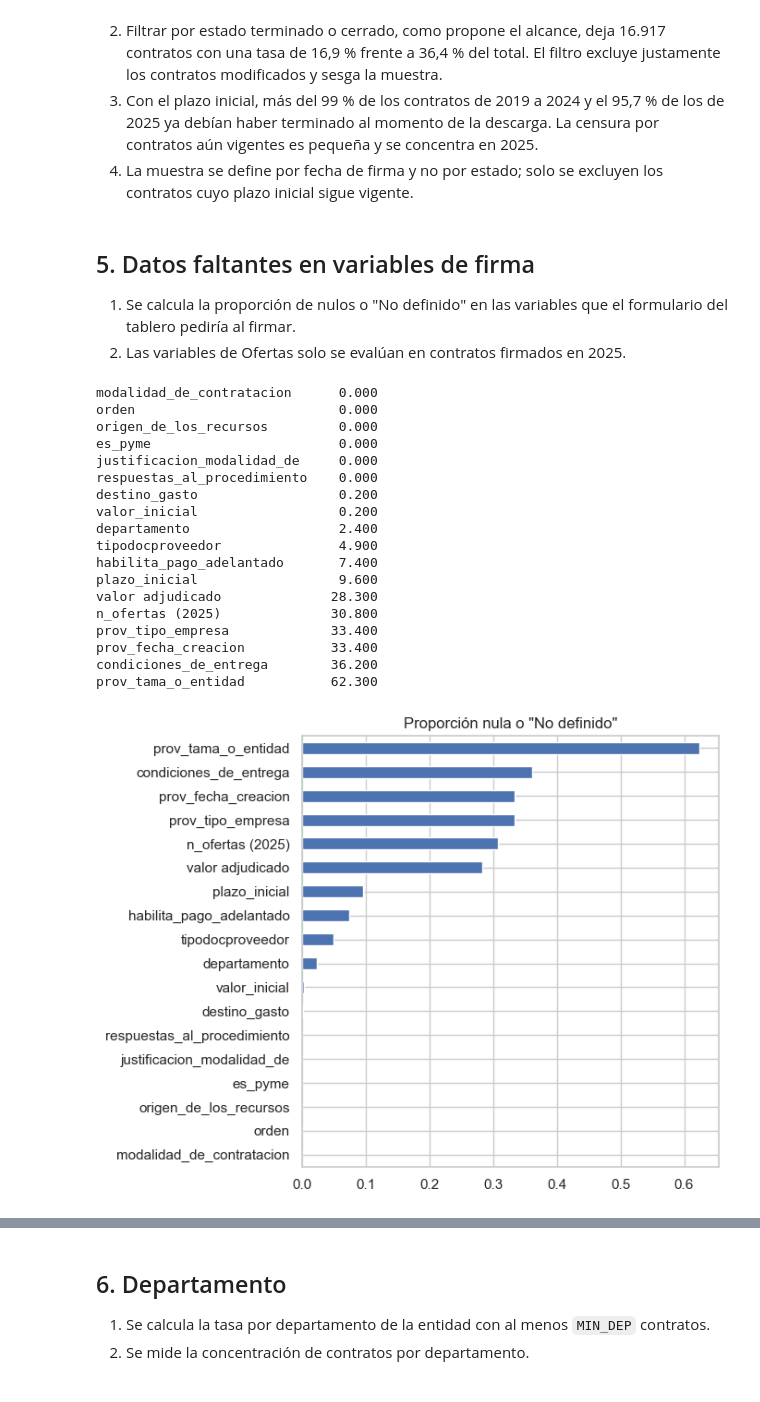
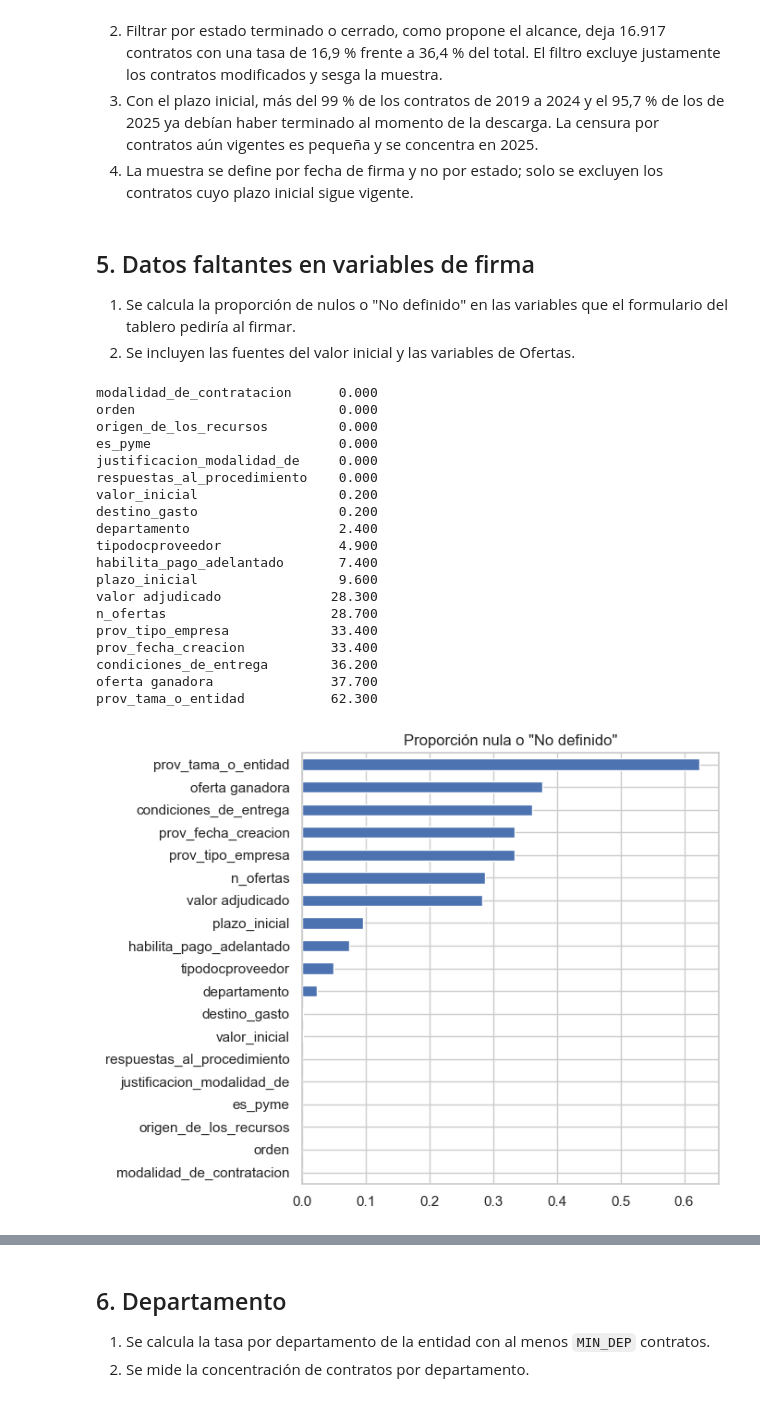
Before and after one commit to Zeal916/project_despliegue_soluciones, a Jupyter notebook: notebooks/01_eda_obra.ipynb, the cells around one changed output, grey strips where cells are left out. Cells and saved outputs as stored; diff of their text form; code cells hidden in the pictures.

```diff
--- a/notebooks/01_eda_obra.ipynb
+++ b/notebooks/01_eda_obra.ipynb
@@ -127,7 +130,8 @@ contratos = pd.read_csv(RAW / "contratos_obra.csv", low_memory=False,
                         dtype={"codigo_proveedor": str})
 adiciones = pd.read_csv(RAW / "adiciones_valor.csv")
 procesos = pd.read_csv(RAW / "procesos_obra.csv", low_memory=False)
-ofertas = pd.read_csv(RAW / "ofertas_obra.csv")
+ofertas = pd.read_csv(RAW / "ofertas_obra.csv",
+                      dtype={"c_digo_proveedor": str})
 garantias = pd.read_csv(RAW / "garantias_obra.csv")
 proveedores = pd.read_csv(RAW / "proveedores_obra.csv", low_memory=False,
                           dtype={"codigo": str})
@@ -273,13 +294,32 @@ duracion = df["duraci_n_del_contrato"].str.extract(r"(\d+)\s*(\w+)")
 df["plazo_contrato"] = dias(duracion[0], duracion[1])
 df["inicio"] = fecha(df["fecha_de_inicio_del_contrato"])
 df["fin"] = fecha(df["fecha_de_fin_del_contrato"])
-precio_base = numero(df["precio_base"])
-df["valor_inicial"] = precio_base.where(precio_base > 0)
 plazo = dias(df["duracion"], df["unidad_de_duracion"].astype(str))
 df["plazo_inicial"] = plazo.where(plazo.between(1, 3650))
 
+precio_base = numero(df["precio_base"])
+precio_base = precio_base.where(precio_base > 0)
+adjudicado = numero(df["valor_total_adjudicacion"])
+adjudicado = adjudicado.where((adjudicado > 0)
+                              & ~(adjudicado > 10 * precio_base))
+oferta = df["oferta_ganadora"]
+oferta = oferta.where((oferta > 0) & ~(oferta > 10 * precio_base))
+df["valor_inicial"] = adjudicado.fillna(oferta).fillna(precio_base)
+df["fuente_valor"] = np.select(
+    [adjudicado.notna(), oferta.notna(), precio_base.notna()],
+    ["adjudicado", "oferta ganadora", "precio base"], default="sin dato")
+print("Fuente del valor inicial (%):")
+print((df["fuente_valor"].value_counts(normalize=True) * 100).round(1)
+      .to_string())
+ambos = oferta.notna() & adjudicado.notna()
+print(f"\nOferta ganadora a +-1 % del adjudicado: "
+      f"{((oferta / adjudicado - 1).abs() < 0.01)[ambos].mean():.1%} "
+      f"de {ambos.sum():,} contratos con ambos valores.")
+print(f"Adjudicado / precio base (mediana): "
+      f"{(adjudicado / precio_base).median():.3f}\n")
+
 chequeos = pd.Series({
-    "Precio base nulo o 0": df["valor_inicial"].isna().sum(),
+    "Valor inicial sin dato": df["valor_inicial"].isna().sum(),
     "Plazo del proceso nulo, 0 o > 10 años":
         df["plazo_inicial"].isna().sum(),
     "Duración del contrato sin número": df["plazo_contrato"].isna().sum(),
@@ -432,46 +470,47 @@ guardar_figura("01_tasa_anio_estado")
 
 1. Se calcula la proporción de nulos o "No definido" en las variables que
    el formulario del tablero pediría al firmar.
-2. Las variables de Ofertas solo se evalúan en contratos firmados en 2025.
+2. Se incluyen las fuentes del valor inicial y las variables de Ofertas.
 # %%
 variables_firma = [
     "valor_inicial", "plazo_inicial", "modalidad_de_contratacion",
     "departamento", "orden", "origen_de_los_recursos", "destino_gasto",
     "condiciones_de_entrega", "tipodocproveedor", "es_pyme",
     "habilita_pago_adelantado", "justificacion_modalidad_de",
     "respuestas_al_procedimiento", "prov_fecha_creacion",
     "prov_tipo_empresa", "prov_tama_o_entidad",
 ]
 faltantes = pd.Series({v: falta(df[v]).mean() for v in variables_firma})
-faltantes["valor adjudicado"] = (~(adjudicado > 0)).mean()
-faltantes["n_ofertas (2025)"] = df.loc[df["anio"] == 2025,
-                                       "n_ofertas"].isna().mean()
+faltantes["valor adjudicado"] = adjudicado.isna().mean()
+faltantes["oferta ganadora"] = oferta.isna().mean()
+faltantes["n_ofertas"] = df["n_ofertas"].isna().mean()
 faltantes = faltantes.sort_values()
 print((faltantes * 100).round(1).rename("% faltante").to_string())
 
 faltantes.plot.barh(figsize=(7, 5.5),
                     title="Proporción nula o \"No definido\"")
 guardar_figura("02_faltantes")
 # %% [output]
 modalidad_de_contratacion      0.000
 orden                          0.000
 origen_de_los_recursos         0.000
 es_pyme                        0.000
 justificacion_modalidad_de     0.000
 respuestas_al_procedimiento    0.000
+valor_inicial                  0.200
 destino_gasto                  0.200
-valor_inicial                  0.200
 departamento                   2.400
 tipodocproveedor               4.900
 habilita_pago_adelantado       7.400
 plazo_inicial                  9.600
 valor adjudicado              28.300
-n_ofertas (2025)              30.800
+n_ofertas                     28.700
 prov_tipo_empresa             33.400
 prov_fecha_creacion           33.400
 condiciones_de_entrega        36.200
+oferta ganadora               37.700
 prov_tama_o_entidad           62.300
-[figure, old version]
+[figure, new version]
 # %% [markdown]
 **Hallazgos.**
 
```
Also changed, not shown: parts of 20 cells of this notebook, 6 other files.
